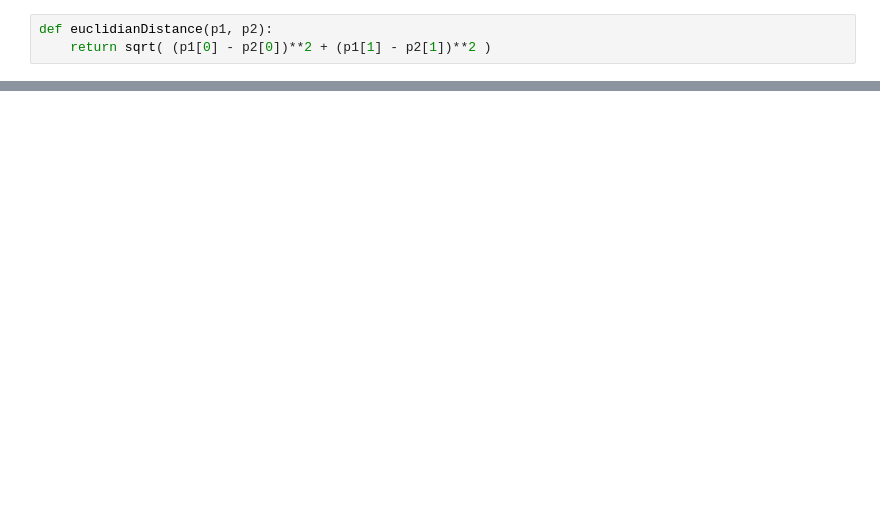
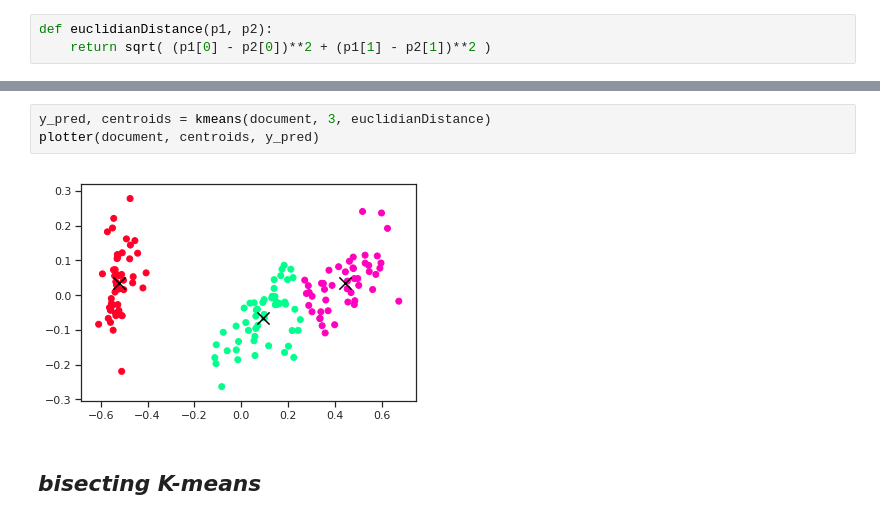
Before and after one commit to GrayJack/Bisect-K-Means, a Jupyter notebook: src/K-means-trettel.ipynb, the cells around one changed output, grey strips where cells are left out. Drawn from its saved outputs; the diff is of its cells as text; blank space fills up the shorter version.

```diff
--- a/src/K-means-trettel.ipynb
+++ b/src/K-means-trettel.ipynb
@@ -143,0 +167,7 @@ Gráfico: K por Acurácia
+# %%
+y_pred, centroids = kmeans(document, 3, euclidianDistance)
+plotter(document, centroids, y_pred)
+# %% [output]
+[figure, added]
+# %% [markdown]
+## *bisecting K-means*
```
Also changed, not shown: parts of 16 cells of this notebook, 1 other file.
